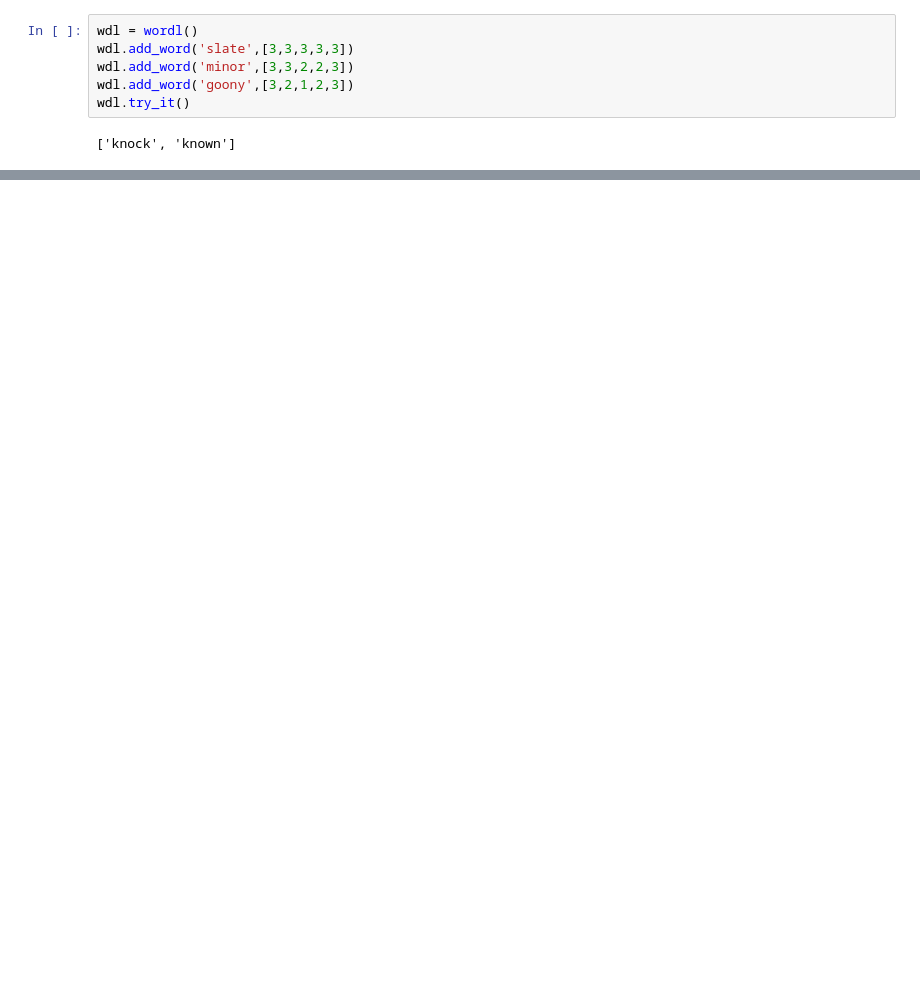
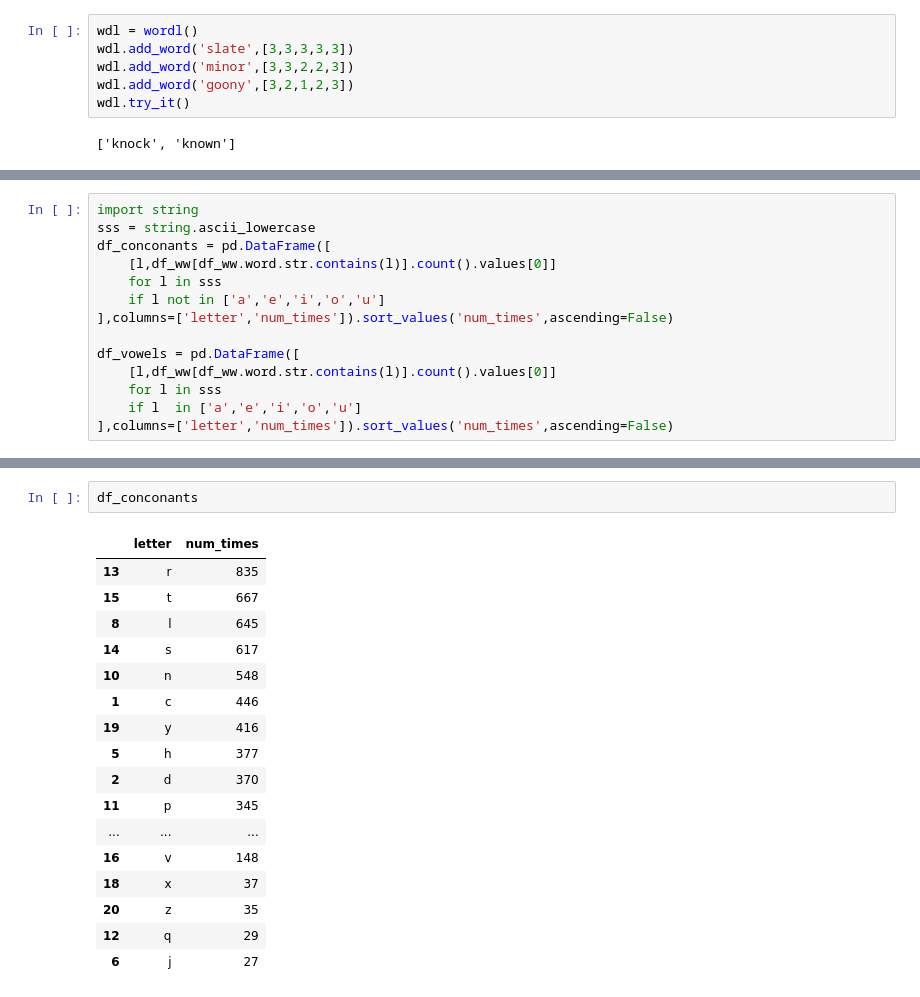
Before and after one commit to bgithub1/wordle_cheater, a Jupyter notebook: wordl_nltk_v003.ipynb, the cells around one changed output, grey strips where cells are left out. Saved outputs shown, nothing was run; the diff lists cells and outputs as text; blank space fills up the shorter version.

```diff
--- a/wordl_nltk_v003.ipynb
+++ b/wordl_nltk_v003.ipynb
@@ -382,0 +396,14 @@ r = wdl.try_it()
+# %%
+import string
+sss = string.ascii_lowercase
+df_conconants = pd.DataFrame([
+    [l,df_ww[df_ww.word.str.contains(l)].count().values[0]]
+    for l in sss
+    if l not in ['a','e','i','o','u']
+],columns=['letter','num_times']).sort_values('num_times',ascending=False)
+
+df_vowels = pd.DataFrame([
+    [l,df_ww[df_ww.word.str.contains(l)].count().values[0]]
+    for l in sss
+    if l  in ['a','e','i','o','u']
+],columns=['letter','num_times']).sort_values('num_times',ascending=False)
@@ -382,0 +423,20 @@ r = wdl.try_it()
+# %%
+df_conconants
+# %% [output]
+|  | letter | num_times |
+| 13 | r | 835 |
+| 15 | t | 667 |
+| 8 | l | 645 |
+| 14 | s | 617 |
+| 10 | n | 548 |
+| 1 | c | 446 |
+| 19 | y | 416 |
+| 5 | h | 377 |
+| 2 | d | 370 |
+| 11 | p | 345 |
+| ... | ... | ... |
+| 16 | v | 148 |
+| 18 | x | 37 |
+| 20 | z | 35 |
+| 12 | q | 29 |
+| 6 | j | 27 |
```
Also changed, not shown: parts of 14 cells of this notebook, 4 other files.
